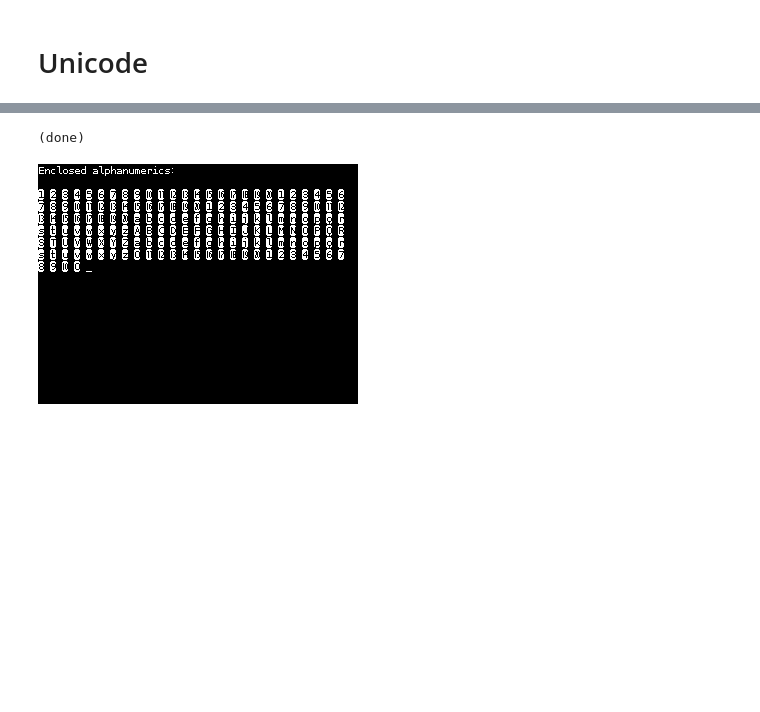
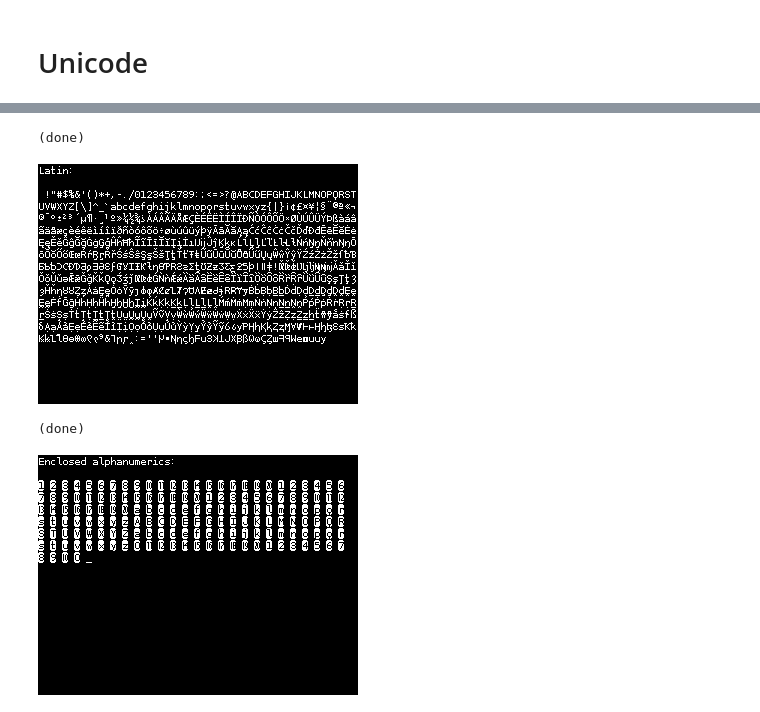
Before and after one commit to michaelerule/ILI9341TTY, a Jupyter notebook: v0.2/test_terminal/test_serial.ipynb, the cells around one changed output, grey strips where cells are left out. Saved outputs shown, nothing was run; the diff lists cells and outputs as text; code cells hidden in the pictures; blank space fills up the shorter version.

```diff
--- a/v0.2/test_terminal/test_serial.ipynb
+++ b/v0.2/test_terminal/test_serial.ipynb
@@ -347,3 +380,13 @@ print2(s,delay=0.005)
+# %%
+s = ''
+for b,(name,start,stop,N) in get_unicode_blocks_information().items():
+    if 'latin' in b:
+        s += ''.join([chr(i) for i in range(start,stop+1) if chr(i) in supported])
+print2(reset+'Latin:\n'+s)
+#save_snapshot('latin')
+# %% [output]
+(done)
+[figure, added]
 # %%
 print2(clearscreen + sty.rs.all+fg.white+bg.black)
 
```
Also changed, not shown: parts of 9 cells of this notebook, 13 other files.
